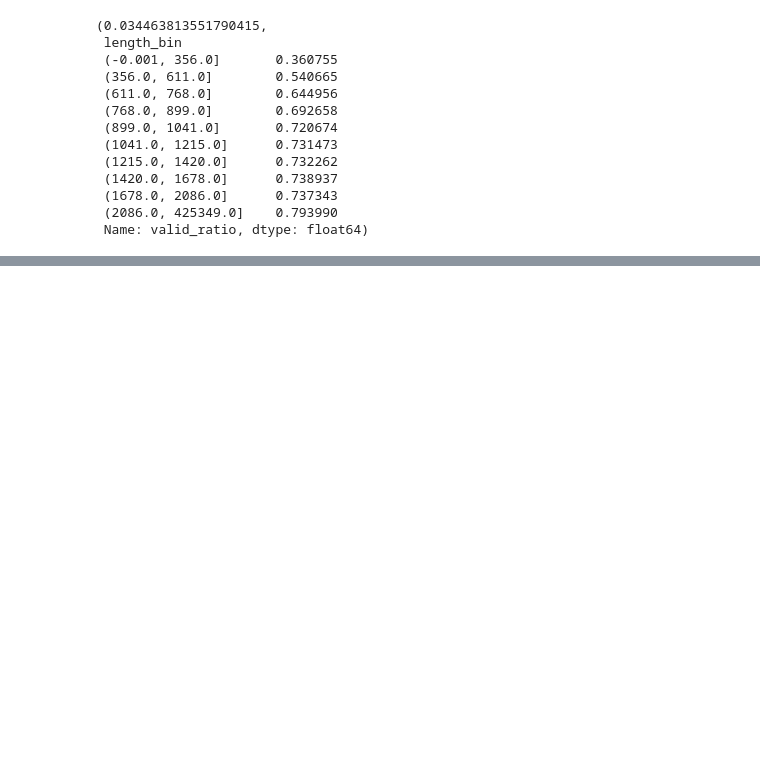
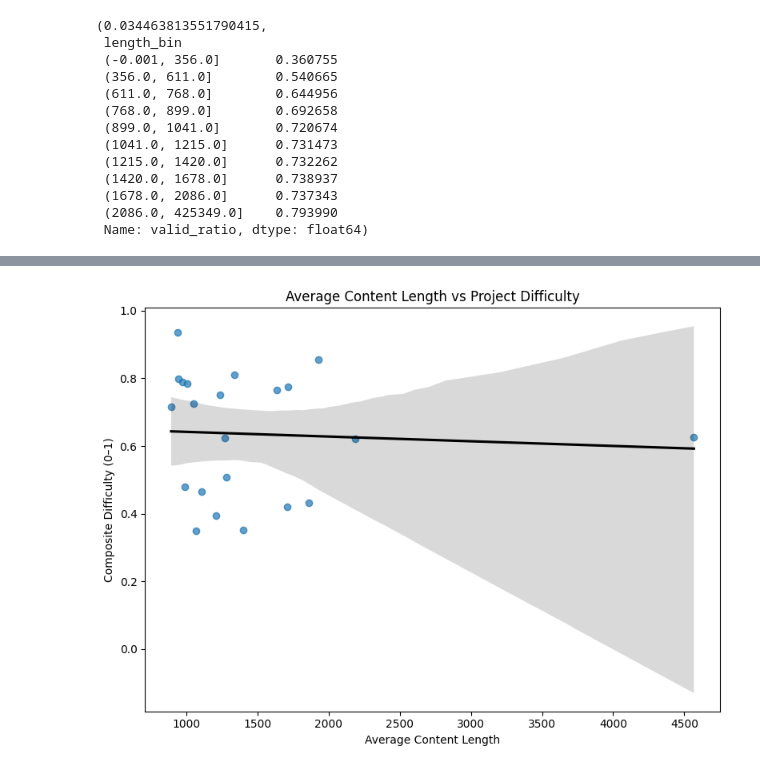
Before and after one commit to HyunjoonCho/trajectory-dissection, a Jupyter notebook: autofl_base_analysis.ipynb, the cells around one changed output, grey strips where cells are left out. Drawn from its saved outputs; the diff is of its cells as text; code cells hidden in the pictures; blank space fills up the shorter version.

```diff
--- a/autofl_base_analysis.ipynb
+++ b/autofl_base_analysis.ipynb
@@ -444,0 +515,18 @@ plt.show()
+# %%
+
+plt.figure(figsize=(8, 6))
+sns.regplot(
+    data=project_stats,
+    x="avg_content_length",
+    y="difficulty_composite",
+    scatter_kws={'alpha':0.7},
+    line_kws={'color':'black'}
+)
+
+plt.title("Average Content Length vs Project Difficulty")
+plt.xlabel("Average Content Length")
+plt.ylabel("Composite Difficulty (0–1)")
+plt.tight_layout()
+plt.show()
+# %% [output]
+[figure, added]
```
Also changed, not shown: parts of 6 cells of this notebook.
